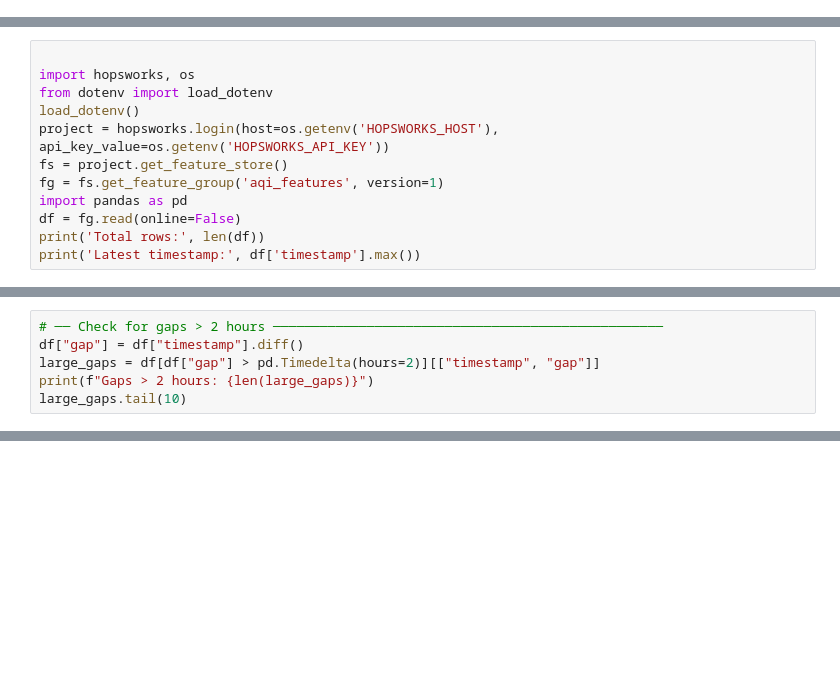
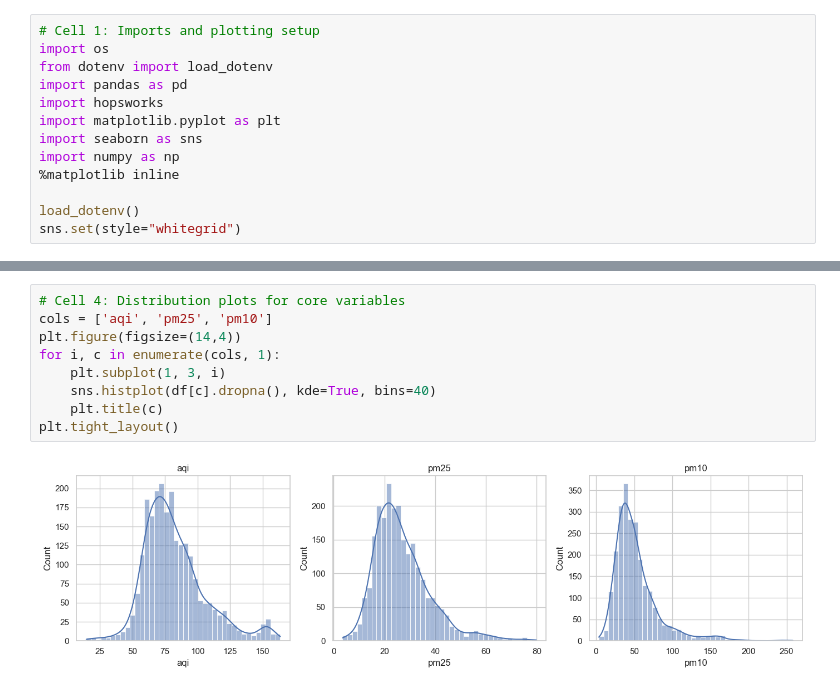
Before and after one commit to Hamza-asm/karachi-aqi-predictor, a Jupyter notebook: EDA.ipynb, the cells around one changed output, grey strips where cells are left out. Saved outputs shown, nothing was run; the diff lists cells and outputs as text; blank space fills up the shorter version.

```diff
--- a/EDA.ipynb
+++ b/EDA.ipynb
@@ -78,0 +8,13 @@ count    2340.00
+# %%
+# Cell 1: Imports and plotting setup
+import os
+from dotenv import load_dotenv
+import pandas as pd
+import hopsworks
+import matplotlib.pyplot as plt
+import seaborn as sns
+import numpy as np
+%matplotlib inline
+
+load_dotenv()
+sns.set(style="whitegrid")
@@ -104,12 +52,0 @@ Oldest timestamp: 2026-01-29 00:00:00+00:00
-# %%
-
-import hopsworks, os
-from dotenv import load_dotenv
-load_dotenv()
-project = hopsworks.login(host=os.getenv('HOPSWORKS_HOST'), api_key_value=os.getenv('HOPSWORKS_API_KEY'))
-fs = project.get_feature_store()
-fg = fs.get_feature_group('aqi_features', version=1)
-import pandas as pd
-df = fg.read(online=False)
-print('Total rows:', len(df))
-print('Latest timestamp:', df['timestamp'].max())
@@ -242,6 +52,0 @@ Duplicate timestamps: 0
-# %%
-# ── Check for gaps > 2 hours ──────────────────────────────────────────────────
-df["gap"] = df["timestamp"].diff()
-large_gaps = df[df["gap"] > pd.Timedelta(hours=2)][["timestamp", "gap"]]
-print(f"Gaps > 2 hours: {len(large_gaps)}")
-large_gaps.tail(10)
@@ -333,0 +113,11 @@ Data freshness   : 2.5 hours old
+# %%
+# Cell 4: Distribution plots for core variables
+cols = ['aqi', 'pm25', 'pm10']
+plt.figure(figsize=(14,4))
+for i, c in enumerate(cols, 1):
+    plt.subplot(1, 3, i)
+    sns.histplot(df[c].dropna(), kde=True, bins=40)
+    plt.title(c)
+plt.tight_layout()
+# %% [output]
+[figure, added]
```
Also changed, not shown: parts of 23 cells of this notebook, 9 other files.
